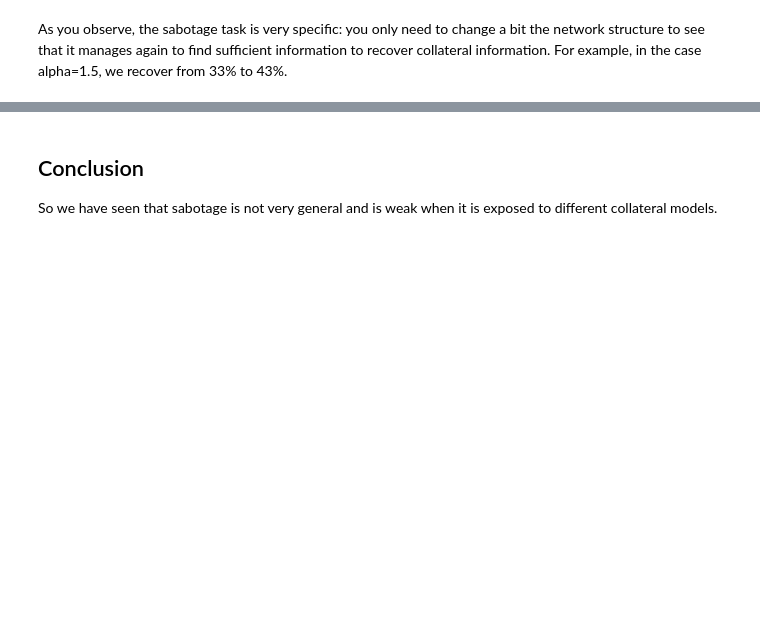
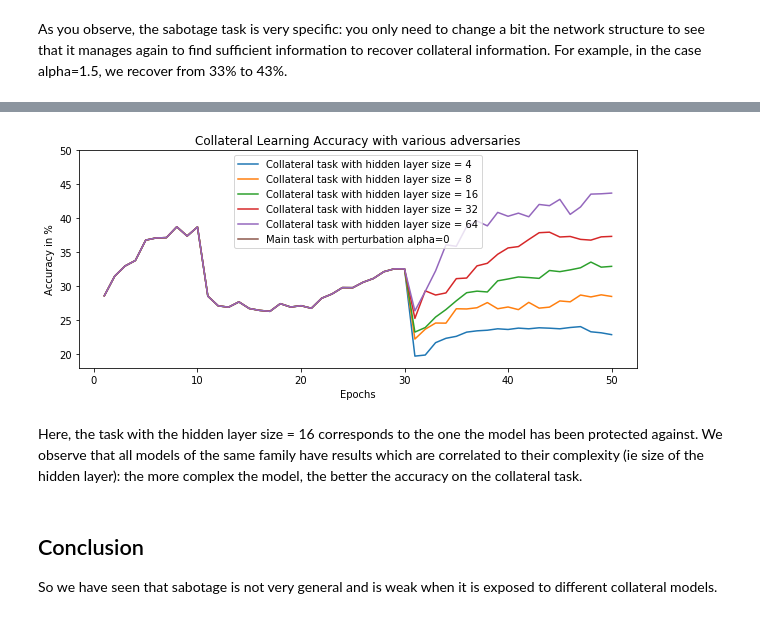
Before and after one commit to LaRiffle/collateral-learning, a Jupyter notebook: notebooks/Part 11 - Collateral Resistance Against Model Adaptation.ipynb, the cells around one changed output, grey strips where cells are left out. Drawn from its saved outputs; the diff is of its cells as text; code cells hidden in the pictures; blank space fills up the shorter version.

Commit message:
Extend Part 11 with family of collateral models

```diff
--- a/notebooks/Part 11 - Collateral Resistance Against Model Adaptation.ipynb
+++ b/notebooks/Part 11 - Collateral Resistance Against Model Adaptation.ipynb
@@ -574,0 +761,30 @@ For example, in the case alpha=1.5, we recover from 33% to 43%.
+# %%
+def test(args, model, test_loader, advanced_collateral, advanced_idx=-1):
+    model.eval()
+    correct_char = 0
+    correct_font = 0
+    with torch.no_grad():
+        for data, target in test_loader:
+            # Split the two targets
+            target_char = target[:, 0]
+            target_font = target[:, 1]
+
+            # Char evaluation
+            output = model.forward_char(data)
+            pred = output.argmax(1, keepdim=True)
+            correct_char += pred.eq(target_char.view_as(pred)).sum().item()
+
+            # Font evaluation
+            if not advanced_collateral:
+                output = model.forward_font(data)
+            else:
+                output = model.forward_font_advanced(data, advanced_idx)
+            pred = output.argmax(1, keepdim=True)
+            correct_font += pred.eq(target_font.view_as(pred)).sum().item()
+
+    acc_char = 100. * correct_char / len(test_loader.dataset)
+    acc_font = 100. * correct_font / len(test_loader.dataset)
+    print('\nTest set: Accuracy Char : {}/{} ({:.2f}%)\n          Accuracy Font : {}/{} ({:.2f}%)'.format(
+        correct_char, len(test_loader.dataset), acc_char, correct_font, len(test_loader.dataset), acc_font))
+
+    return acc_char, acc_font
@@ -574,0 +861,6 @@ For example, in the case alpha=1.5, we recover from 33% to 43%.
+# %%
+adversaries_results = {}
+test_perfs_char, test_perfs_font_dict, model = main(alpha=1.5, hidden_sizes=[4, 8, 16, 32, 64])
+for hidden_size, perf in test_perfs_font_dict.items():
+    adversaries_results[f"Collateral task with hidden layer size = {hidden_size}"] = perf
+adversaries_results[f"Main task with perturbation alpha={alpha}"] = test_perfs_char
@@ -575,3 +885,9 @@ For example, in the case alpha=1.5, we recover from 33% to 43%.
+# %%
+show_results(adversaries_results, "Collateral Learning Accuracy with various adversaries", ymin=18, ymax=50)
+# %% [output]
+[figure, added]
+# %% [markdown]
+Here, the task with the hidden layer size = 16 corresponds to the one the model has been protected against. We observe that all models of the same family have results which are correlated to their complexity (ie size of the hidden layer): the more complex the model, the better the accuracy on the collateral task.
 # %% [markdown]
 ## Conclusion
 
```
Also changed, not shown: parts of 10 cells of this notebook.
